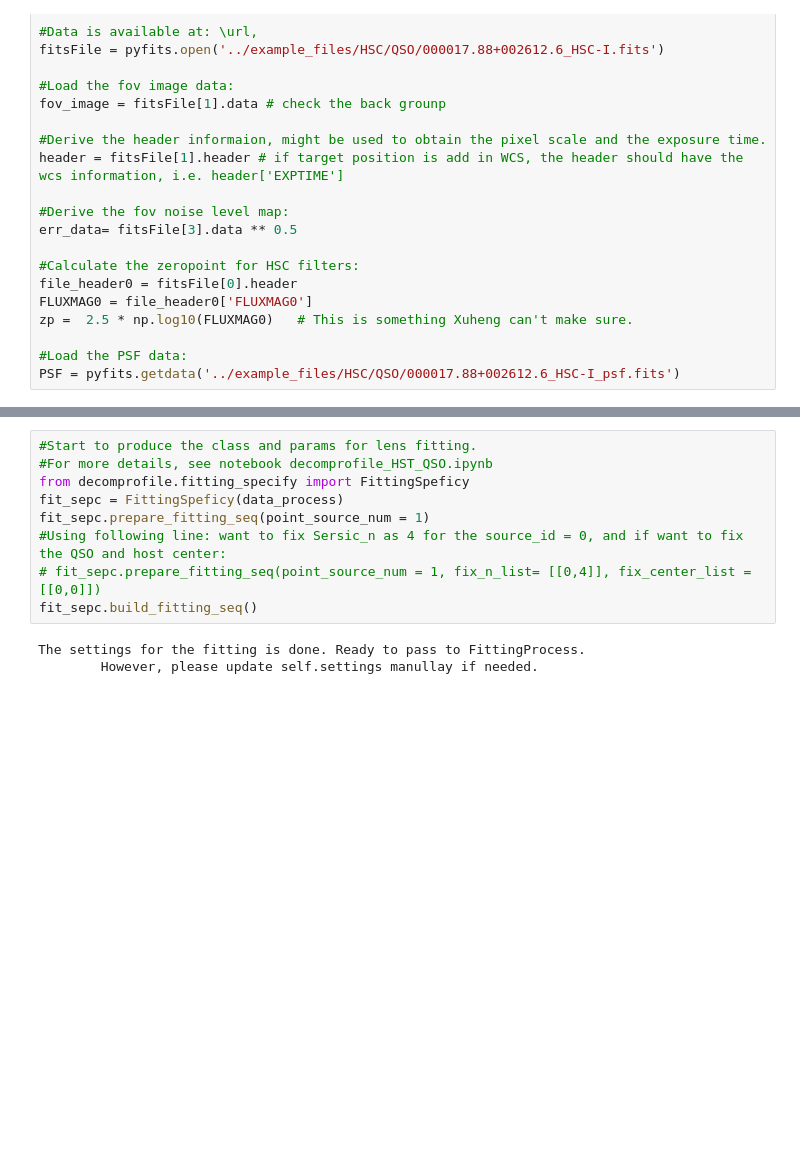
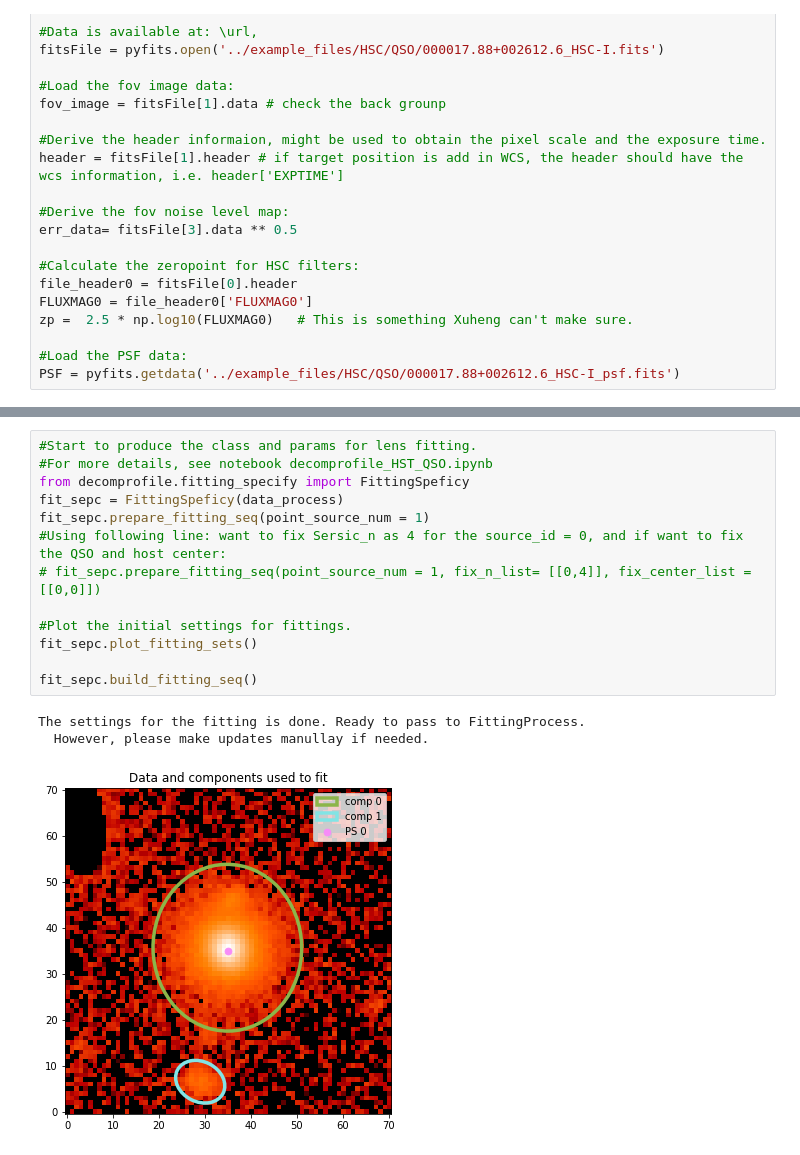
Before and after one commit to dartoon/galight_notebooks, a Jupyter notebook: decomprofile_HSC_QSO.ipynb, the cells around one changed output, grey strips where cells are left out. Cells and saved outputs as stored; diff of their text form; blank space fills up the shorter version.

Commit message:
Updates the notebook by plot fitting settings and run pyhton 2.7

```diff
--- a/decomprofile_HSC_QSO.ipynb
+++ b/decomprofile_HSC_QSO.ipynb
@@ -82,15 +83,20 @@ The data_process is ready to go to pass to FittingSpecify!
 # %%
 #Start to produce the class and params for lens fitting.
 #For more details, see notebook decomprofile_HST_QSO.ipynb
 from decomprofile.fitting_specify import FittingSpeficy
 fit_sepc = FittingSpeficy(data_process)
 fit_sepc.prepare_fitting_seq(point_source_num = 1)
 #Using following line: want to fix Sersic_n as 4 for the source_id = 0, and if want to fix the QSO and host center:
 # fit_sepc.prepare_fitting_seq(point_source_num = 1, fix_n_list= [[0,4]], fix_center_list = [[0,0]])
+
+#Plot the initial settings for fittings.
+fit_sepc.plot_fitting_sets()
+
 fit_sepc.build_fitting_seq()
 # %% [output]
 The settings for the fitting is done. Ready to pass to FittingProcess.
-        However, please update self.settings manullay if needed.
+  However, please make updates manullay if needed.
+[figure, added]
 # %%
 #Setting the fitting method and run.
 from decomprofile.fitting_process import FittingProcess
```
Also changed, not shown: parts of 3 cells of this notebook, 1 other file.
